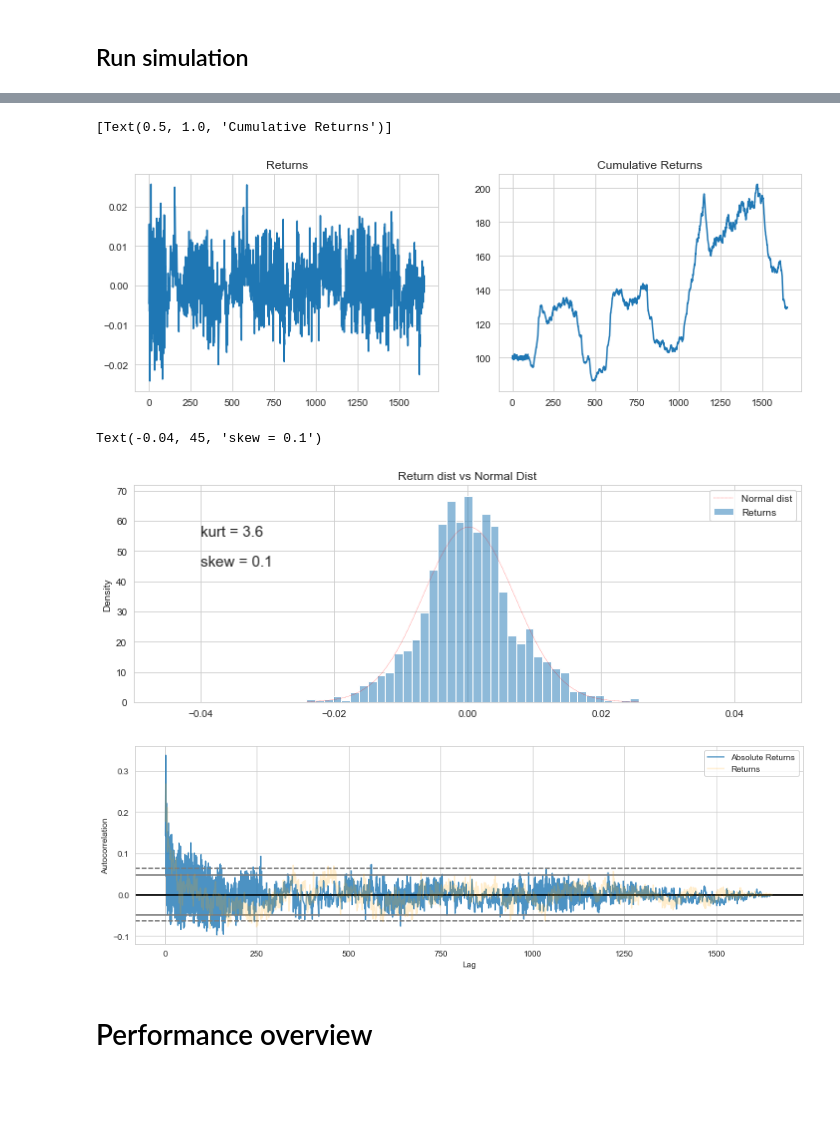
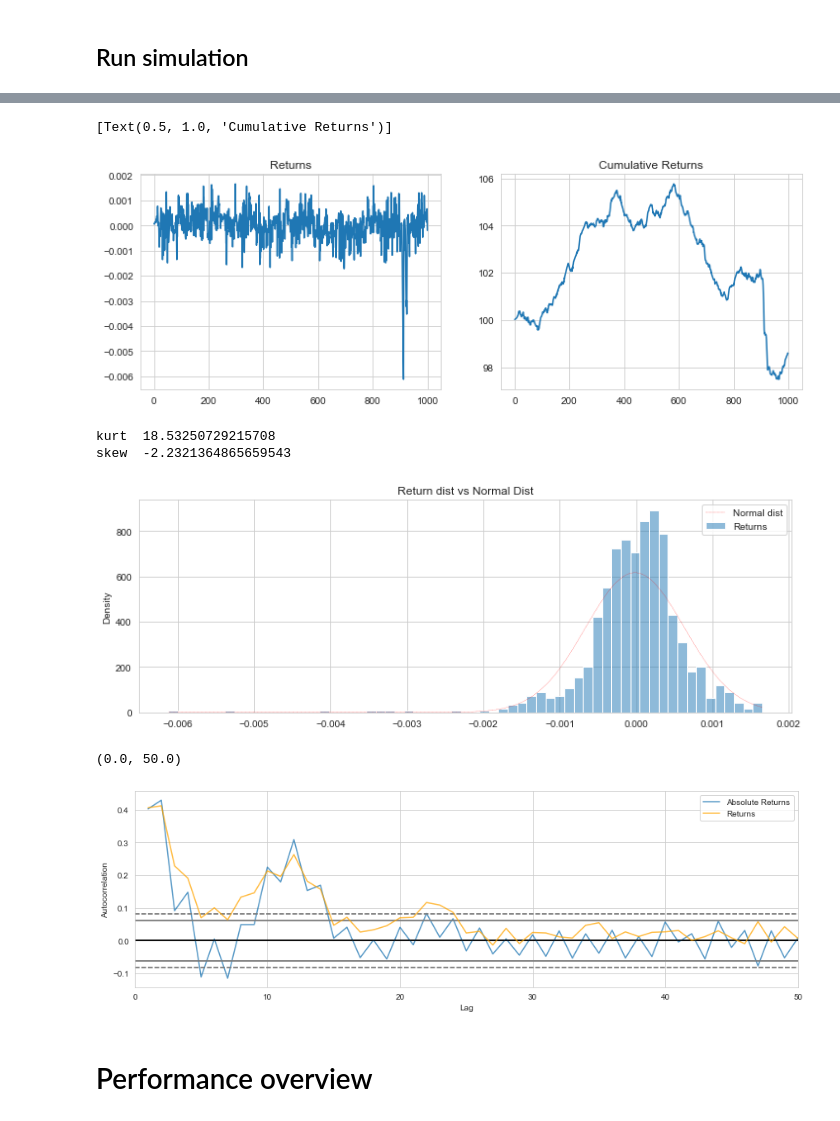
Before and after one commit to victoremil1996/rl_for_trading, a Jupyter notebook: notebooks/market_simulation_main.ipynb, the cells around one changed output, grey strips where cells are left out. Drawn from its saved outputs; the diff is of its cells as text; code cells hidden in the pictures; blank space fills up the shorter version.

```diff
--- a/notebooks/market_simulation_main.ipynb
+++ b/notebooks/market_simulation_main.ipynb
@@ -125,14 +131,14 @@ for j in range(n_agents):
 # %% [markdown]
 ## Run simulation
 # %%
-time_periods = 5000
+time_periods = 1000
 rl_profit = []
 market_prices = []
 inv1_pos = []
 inv2_pos = []
-
-fig, ax = plt.subplots(2, 1, figsize = (12, 6))
-
+market_volume = []
+fig, ax = plt.subplots(3, 1, figsize = (12, 6))
+fig.tight_layout()
 
 for time in range(time_periods):
 
@@ -157,6 +163,7 @@ for time in range(time_periods):
 
     inv1_pos.append(agents[0].position)
     inv2_pos.append(agents[1].position)
+    market_volume.append(state["volume"])
     market_prices.append(state["market_prices"][-1])
     if time % 100 == 0:
         clear_output()
@@ -169,6 +176,11 @@ for time in range(time_periods):
         ax[1].plot(inv1_pos, label = "INV 1 POS")
         ax[1].plot(inv2_pos, label = "INV 2 POS")
         ax[1].legend()
+
+        ax[2].cla()
+        ax[2].set(title = "TOTAL MATCHED VOLUME")
+        ax[2].plot(market_volume)
+
         display(fig)
 
 
@@ -184,5 +195,5 @@ KeyboardInterrupt:
 # %%
-mp = pd.DataFrame(state['market_prices'])
+mp = pd.DataFrame(state['market_prices'][100:])
 returns = mp / mp.shift(1)  - 1
 
 fig, ax = plt.subplots(1, 2, figsize = (12, 4))
@@ -194,7 +205,7 @@ ax[1].set(title = "Cumulative Returns")
 #plt.savefig("plots/returns_cumreturns.png")
 # %% [output]
 [Text(0.5, 1.0, 'Cumulative Returns')]
-[figure, old version]
+[figure, new version]
 # %%
 def weighted_mean(var, wts):
     """Calculates the weighted mean"""
@@ -217,35 +228,39 @@ def weighted_kurtosis(var, wts):
 # %%
 avg = np.nanmean(returns)
 std = np.std(returns)[0]
 n = len(returns)
 x = np.linspace(np.max(returns)[0], np.min(returns)[0], n)
 norm_dist = stats.norm.pdf(x, avg, std)
 kurt = weighted_kurtosis(returns[1:], wts = np.ones_like(returns[1:]))
 skew = weighted_skew(returns[1:], wts = np.ones_like(returns[1:]))
 fig, ax = plt.subplots( figsize = (12, 4))
 
 sns.histplot(returns, stat = "density", label = "Returns", ax = ax)
 ax.plot(x, norm_dist, label = "Normal dist", ls = "--", color = "red", lw = 0.25)
 ax.legend()
-ax.set(title = "Return dist vs Normal Dist", xlim = (-0.05, 0.05))
-ax.text(-0.04, 55, f"kurt = {kurt:.1f}", fontsize = 15)
-ax.text(-0.04, 45, f"skew = {skew:.1f}", fontsize = 15)
+ax.set(title = "Return dist vs Normal Dist")
+#ax.text(-0.04, 55, f"kurt = {kurt:.1f}", fontsize = 15)
+#ax.text(-0.04, 45, f"skew = {skew:.1f}", fontsize = 15)
 #
-
+print("kurt ", kurt)
+print("skew ", skew)
 #plt.savefig("plots/kurtosis_dist.png")
 # %% [output]
-Text(-0.04, 45, 'skew = 0.1')
+kurt  18.53250729215708
+skew  -2.2321364865659543
-[figure, old version]
+[figure, new version]
 # %%
 
 fig, ax = plt.subplots( figsize = (12, 4))
 
-pd.plotting.autocorrelation_plot(np.abs(returns[1:]), ax = ax, label = "Absolute Returns", alpha = 0.8)
-pd.plotting.autocorrelation_plot(returns[1:], ax = ax, color = "orange", alpha = 0.2, label = "Returns")
+pd.plotting.autocorrelation_plot(np.abs(returns[1:]), ax = ax, label = "Absolute Returns", alpha = 0.75)
+pd.plotting.autocorrelation_plot(returns[1:], ax = ax, color = "orange", alpha = 0.75, label = "Returns")
 fig.tight_layout()
+ax.set_xlim(0, 50)
 #plt.savefig("plots/autocorel.png")
 # %% [output]
+(0.0, 50.0)
-[figure, old version]
+[figure, new version]
 # %% [markdown]
 # Performance overview
 # %%
```
Also changed, not shown: parts of 3 cells of this notebook, 3 other files.
